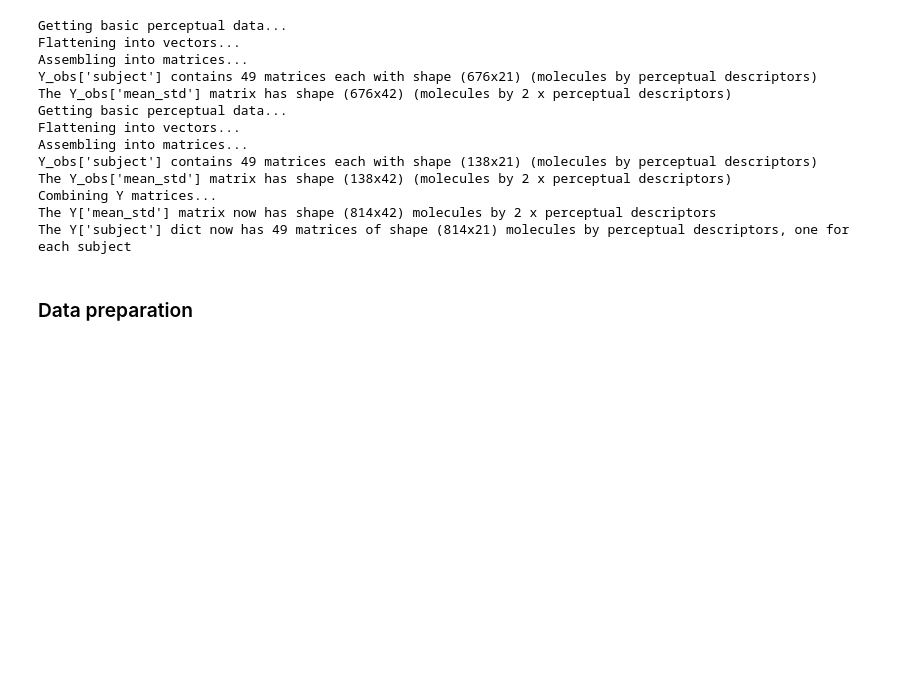
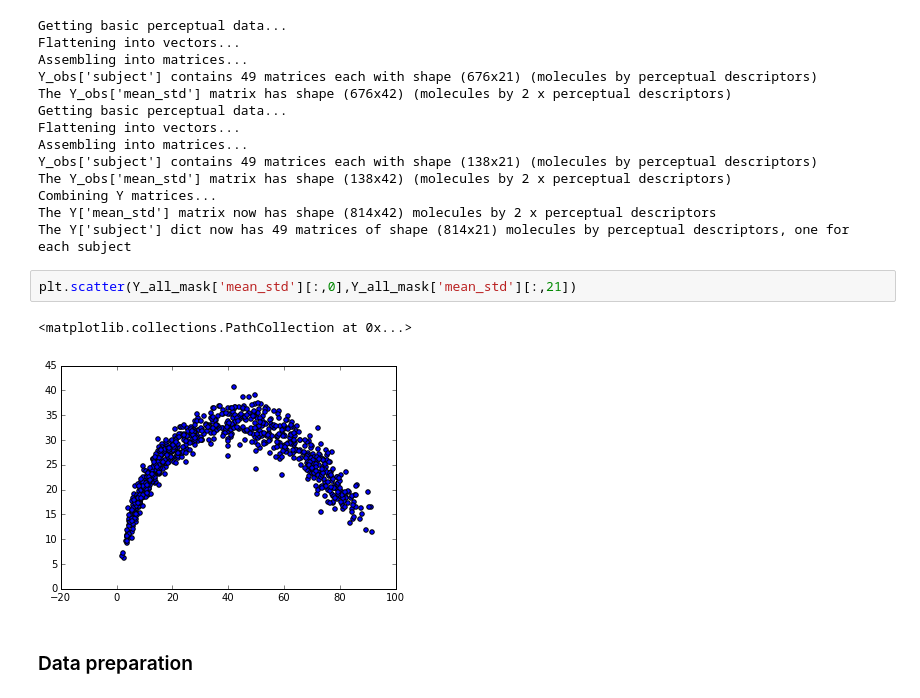
Before and after one commit to dream-olfaction/olfaction-prediction, a Jupyter notebook: opc_python/gerkin/challenge2.ipynb, the cells around one changed output. Cells and saved outputs as stored; diff of their text form; blank space fills up the shorter version.

```diff
--- a/opc_python/gerkin/challenge2.ipynb
+++ b/opc_python/gerkin/challenge2.ipynb
@@ -258,6 +277,11 @@ The Y_obs['mean_std'] matrix has shape (138x42) (molecules by 2 x perceptual des
 Combining Y matrices...
 The Y['mean_std'] matrix now has shape (814x42) molecules by 2 x perceptual descriptors
 The Y['subject'] dict now has 49 matrices of shape (814x21) molecules by perceptual descriptors, one for each subject
+# %%
+plt.scatter(Y_all_mask['mean_std'][:,0],Y_all_mask['mean_std'][:,21])
+# %% [output]
+<matplotlib.collections.PathCollection at 0x...>
+[figure, added]
 # %% [markdown]
 ### Data preparation
 # %%
```
Also changed, not shown: parts of 5 cells of this notebook, 2 other files.
